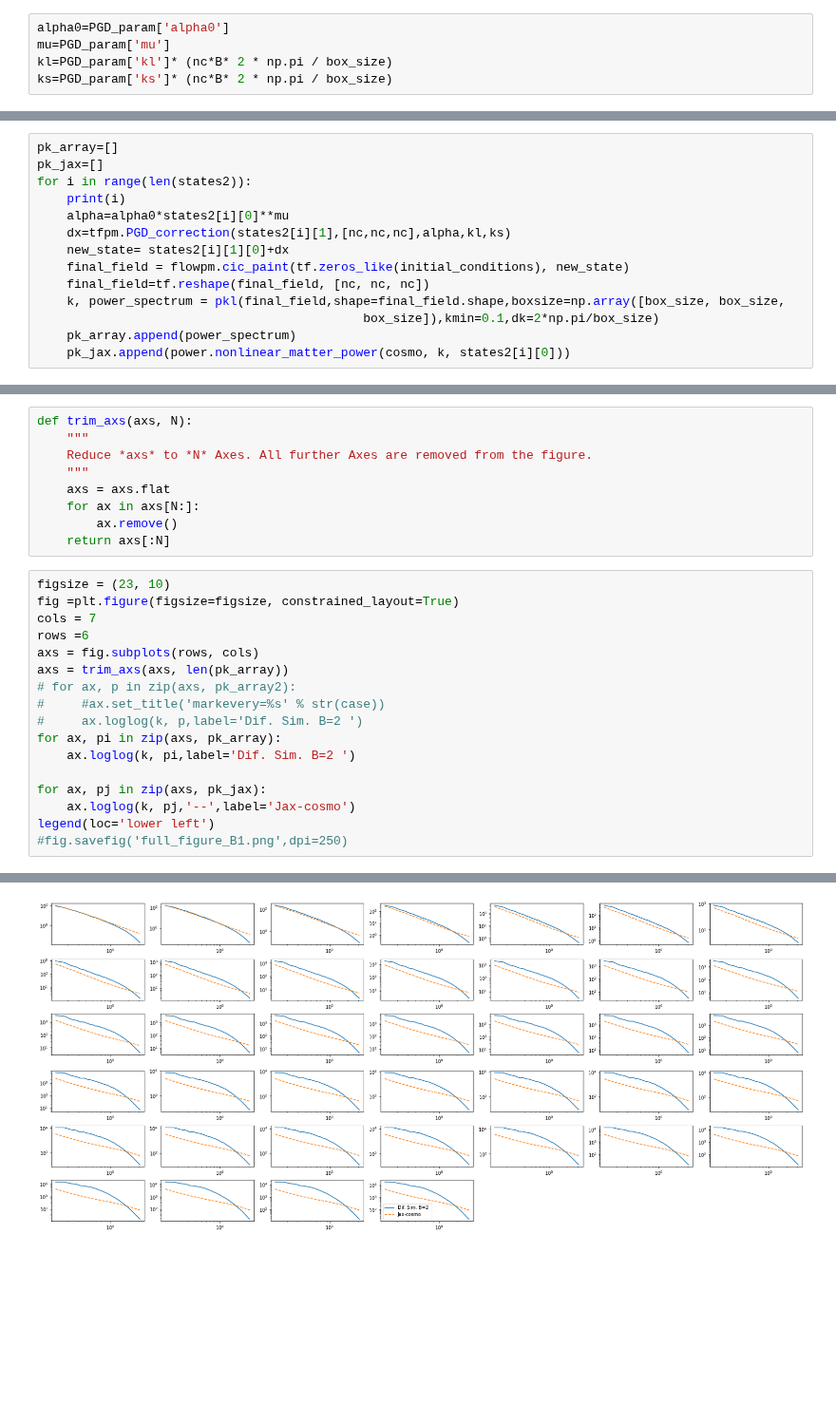
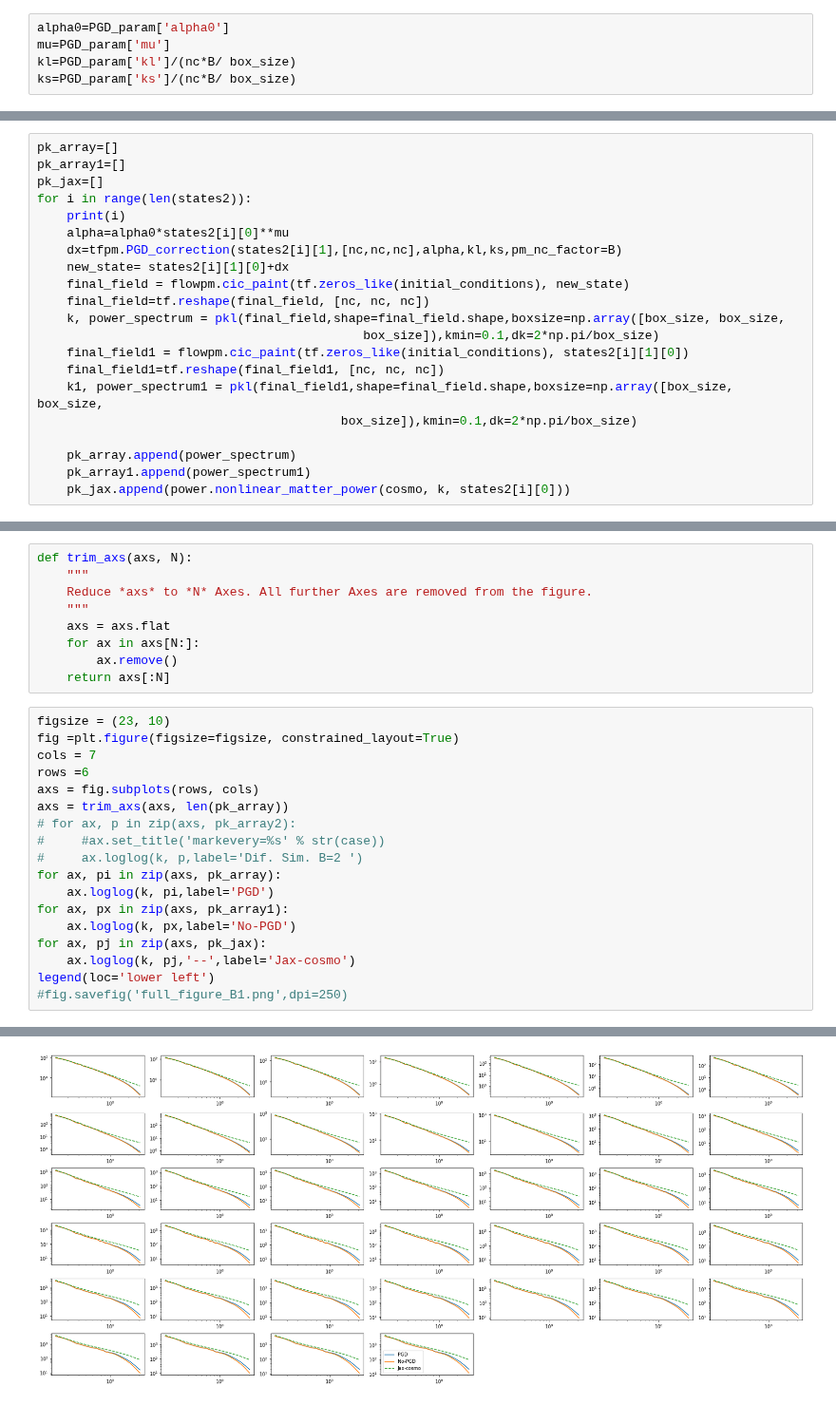
Before and after one commit to DifferentiableUniverseInitiative/flowpm, a Jupyter notebook: notebooks/dev/PGD_test.ipynb, the cells around one changed output, grey strips where cells are left out. Shown at 95% size. Cells and saved outputs as stored; diff of their text form; blank space fills up the shorter version.

Commit message:
new corrections

```diff
--- a/notebooks/dev/PGD_test.ipynb
+++ b/notebooks/dev/PGD_test.ipynb
@@ -55,7 +53,7 @@ PGD_param=pickle.load( open("/global/u1/d/dlan/flowpm/notebooks/pgd_params/pgd_p
 # %%
 alpha0=PGD_param['alpha0']
 mu=PGD_param['mu']
-kl=PGD_param['kl']* (nc*B* 2 * np.pi / box_size)
-ks=PGD_param['ks']* (nc*B* 2 * np.pi / box_size)
+kl=PGD_param['kl']/(nc*B/ box_size)
+ks=PGD_param['ks']/(nc*B/ box_size)
 # %%
 cosmo=jc.Planck15()
@@ -62,14 +74,21 @@ cosmo=jc.Planck15()
 # %%
 pk_array=[]
+pk_array1=[]
 pk_jax=[]
 for i in range(len(states2)):
     print(i)
     alpha=alpha0*states2[i][0]**mu
-    dx=tfpm.PGD_correction(states2[i][1],[nc,nc,nc],alpha,kl,ks)
+    dx=tfpm.PGD_correction(states2[i][1],[nc,nc,nc],alpha,kl,ks,pm_nc_factor=B)
     new_state= states2[i][1][0]+dx
     final_field = flowpm.cic_paint(tf.zeros_like(initial_conditions), new_state)
     final_field=tf.reshape(final_field, [nc, nc, nc])
     k, power_spectrum = pkl(final_field,shape=final_field.shape,boxsize=np.array([box_size, box_size,
                                             box_size]),kmin=0.1,dk=2*np.pi/box_size)
+    final_field1 = flowpm.cic_paint(tf.zeros_like(initial_conditions), states2[i][1][0])
+    final_field1=tf.reshape(final_field1, [nc, nc, nc])
+    k1, power_spectrum1 = pkl(final_field1,shape=final_field.shape,boxsize=np.array([box_size, box_size,
+                                         box_size]),kmin=0.1,dk=2*np.pi/box_size)
+
     pk_array.append(power_spectrum)
+    pk_array1.append(power_spectrum1)
     pk_jax.append(power.nonlinear_matter_power(cosmo, k, states2[i][0]))
@@ -89,20 +104,21 @@ def trim_axs(axs, N):
 # %%
 figsize = (23, 10)
 fig =plt.figure(figsize=figsize, constrained_layout=True)
 cols = 7
 rows =6
 axs = fig.subplots(rows, cols)
 axs = trim_axs(axs, len(pk_array))
 # for ax, p in zip(axs, pk_array2):
 #     #ax.set_title('markevery=%s' % str(case))
 #     ax.loglog(k, p,label='Dif. Sim. B=2 ')
 for ax, pi in zip(axs, pk_array):
-    ax.loglog(k, pi,label='Dif. Sim. B=2 ')
-
+    ax.loglog(k, pi,label='PGD')
+for ax, px in zip(axs, pk_array1):
+    ax.loglog(k, px,label='No-PGD')
 for ax, pj in zip(axs, pk_jax):
     ax.loglog(k, pj,'--',label='Jax-cosmo')
 legend(loc='lower left')
 #fig.savefig('full_figure_B1.png',dpi=250)
 # %% [output]
 <matplotlib.legend.Legend at 0x...>
-[figure, old version]
+[figure, new version]
```
Also changed, not shown: parts of 9 cells of this notebook.
